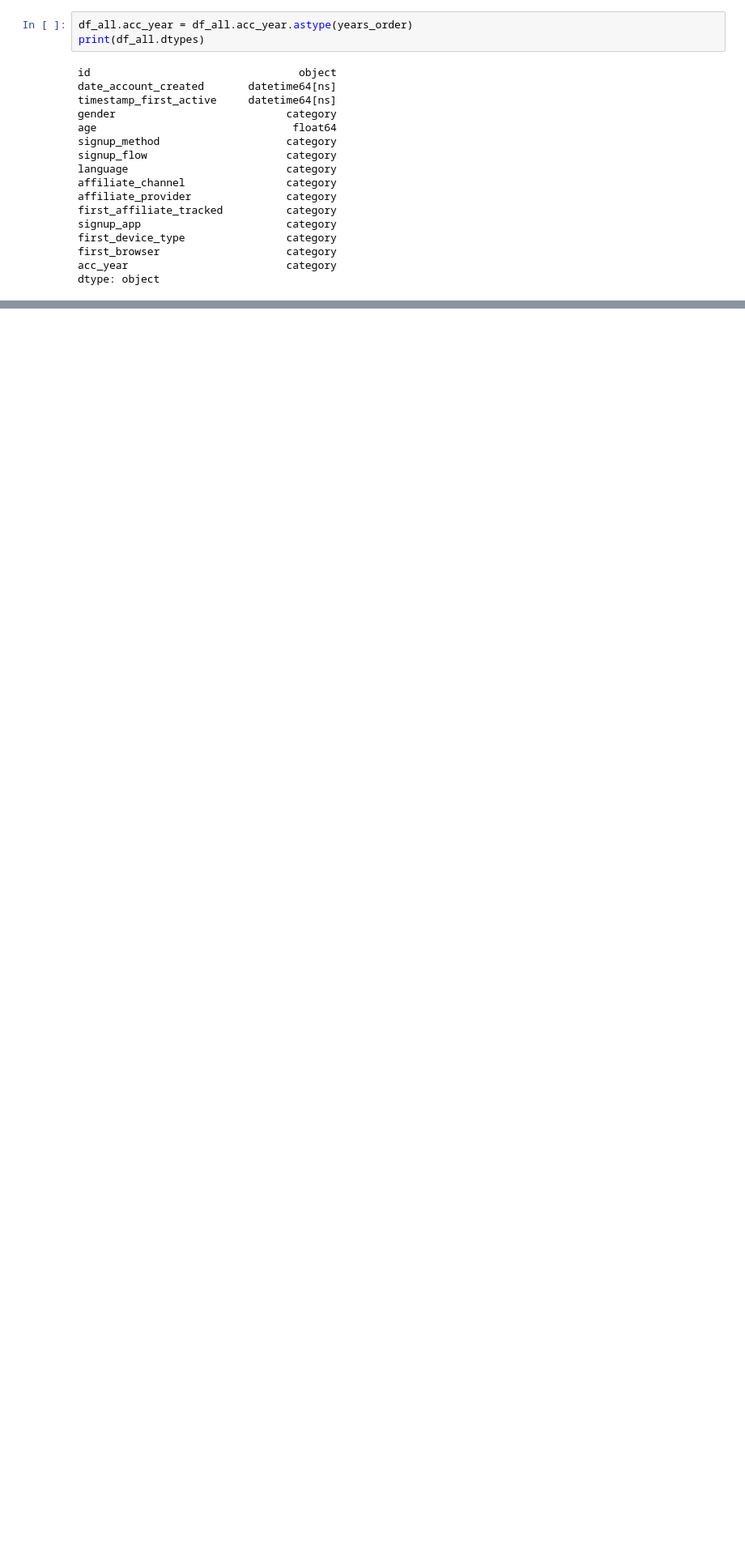
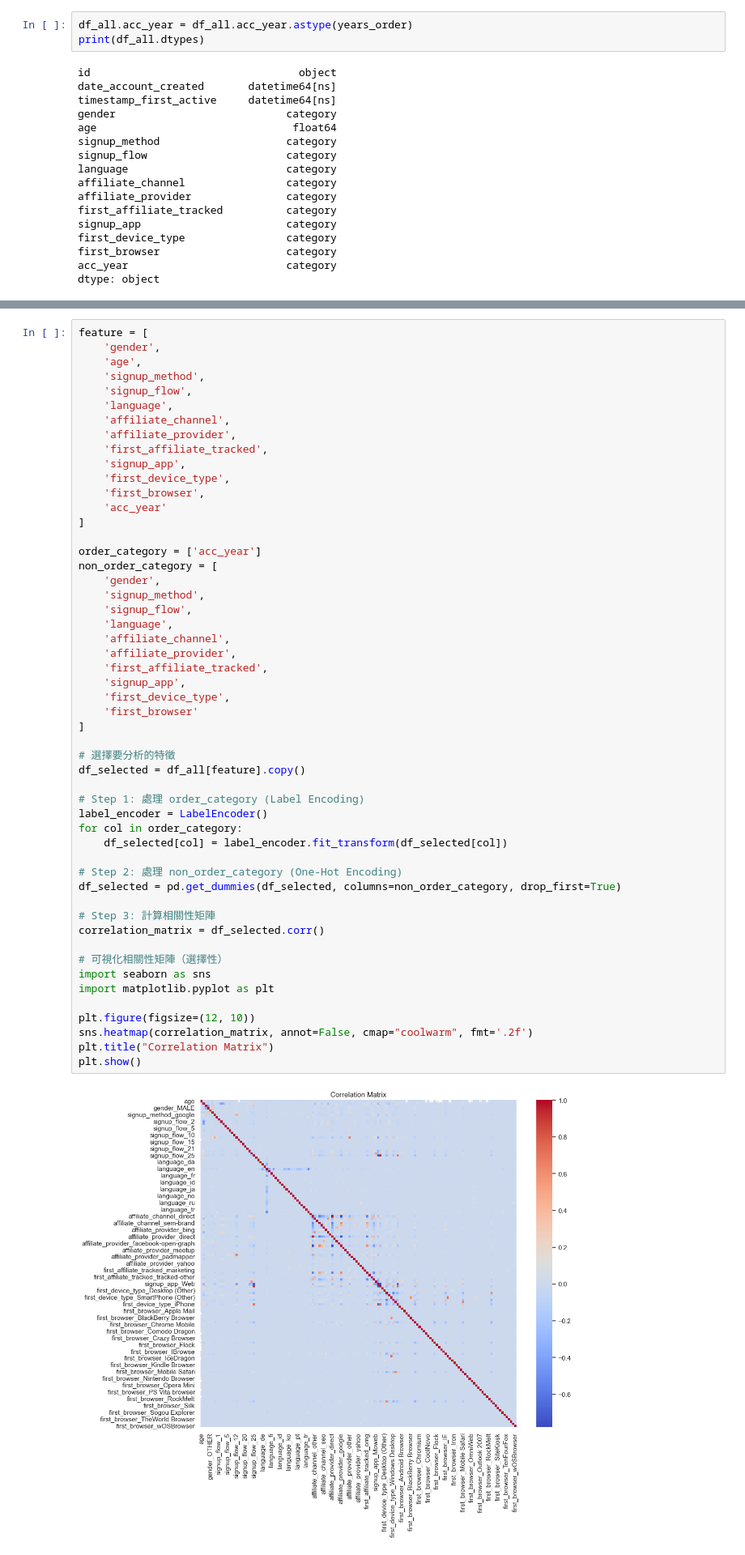
Before and after one commit to yoyocookie/airbnb_analysis, a Jupyter notebook: notebooks/test.ipynb, the cells around one changed output, grey strips where cells are left out. Shown at 81% size. Saved outputs shown, nothing was run; the diff lists cells and outputs as text; blank space fills up the shorter version.

```diff
--- a/notebooks/test.ipynb
+++ b/notebooks/test.ipynb
@@ -793,0 +797,54 @@ dtype: object
+# %%
+feature = [
+    'gender',
+    'age',
+    'signup_method',
+    'signup_flow',
+    'language',
+    'affiliate_channel',
+    'affiliate_provider',
+    'first_affiliate_tracked',
+    'signup_app',
+    'first_device_type',
+    'first_browser',
+    'acc_year'
+]
+
+order_category = ['acc_year']
+non_order_category = [
+    'gender',
+    'signup_method',
+    'signup_flow',
+    'language',
+    'affiliate_channel',
+    'affiliate_provider',
+    'first_affiliate_tracked',
+    'signup_app',
+    'first_device_type',
+    'first_browser'
+]
+
+# 選擇要分析的特徵
+df_selected = df_all[feature].copy()
+
+# Step 1: 處理 order_category (Label Encoding)
+label_encoder = LabelEncoder()
+for col in order_category:
+    df_selected[col] = label_encoder.fit_transform(df_selected[col])
+
+# Step 2: 處理 non_order_category (One-Hot Encoding)
+df_selected = pd.get_dummies(df_selected, columns=non_order_category, drop_first=True)
+
+# Step 3: 計算相關性矩陣
+correlation_matrix = df_selected.corr()
+
+# 可視化相關性矩陣（選擇性）
+import seaborn as sns
+import matplotlib.pyplot as plt
+
+plt.figure(figsize=(12, 10))
+sns.heatmap(correlation_matrix, annot=False, cmap="coolwarm", fmt='.2f')
+plt.title("Correlation Matrix")
+plt.show()
+# %% [output]
+[figure, added]
```
Also changed, not shown: parts of 9 cells of this notebook.
